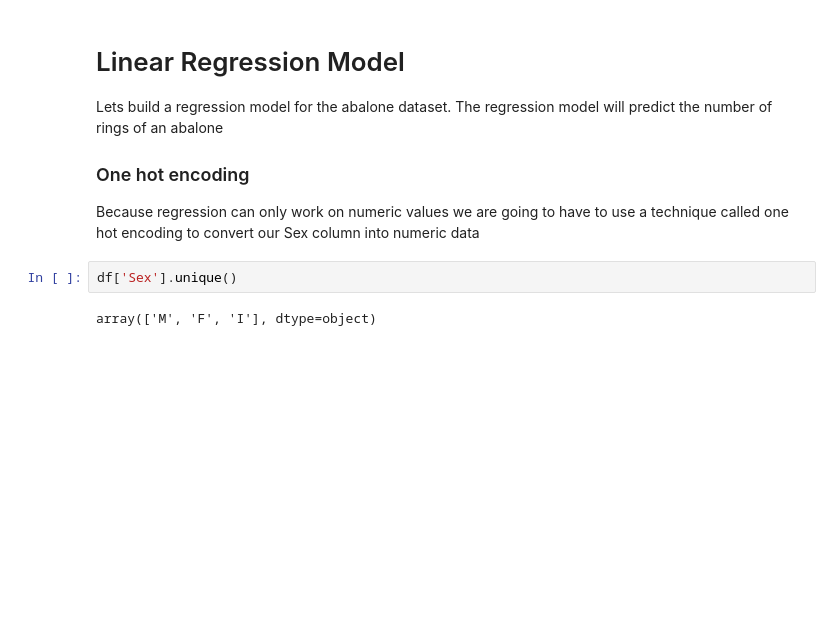
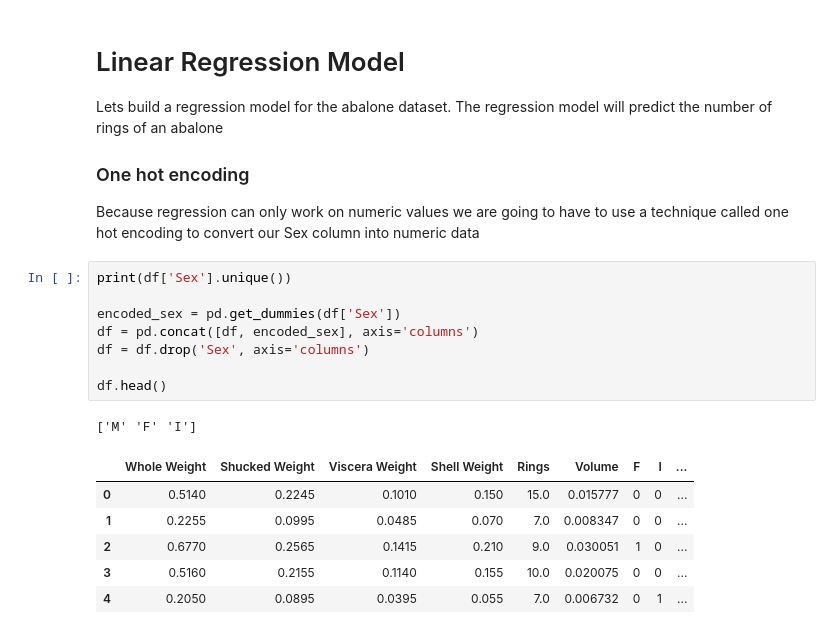
Before and after one commit to el-davo/msc-data-analytics-notebook, a Jupyter notebook: abalones.ipynb, the cells around one changed output. Cells and saved outputs as stored; diff of their text form; blank space fills up the shorter version.

```diff
--- a/abalones.ipynb
+++ b/abalones.ipynb
@@ -344,7 +344,19 @@ Lets build a regression model for the abalone dataset. The regression model will
 ### One hot encoding
 
 Because regression can only work on numeric values we are going to have to use a technique called one hot encoding to convert our Sex column into numeric data
-# %%
-df['Sex'].unique()
-# %% [output]
-array(['M', 'F', 'I'], dtype=object)
+# %%
+print(df['Sex'].unique())
+
+encoded_sex = pd.get_dummies(df['Sex'])
+df = pd.concat([df, encoded_sex], axis='columns')
+df = df.drop('Sex', axis='columns')
+
+df.head()
+# %% [output]
+['M' 'F' 'I']
+|  | Whole Weight | Shucked Weight | Viscera Weight | Shell Weight | Rings | Volume | F | I | ... |
+| 0 | 0.5140 | 0.2245 | 0.1010 | 0.150 | 15.0 | 0.015777 | 0 | 0 | ... |
+| 1 | 0.2255 | 0.0995 | 0.0485 | 0.070 | 7.0 | 0.008347 | 0 | 0 | ... |
+| 2 | 0.6770 | 0.2565 | 0.1415 | 0.210 | 9.0 | 0.030051 | 1 | 0 | ... |
+| 3 | 0.5160 | 0.2155 | 0.1140 | 0.155 | 10.0 | 0.020075 | 0 | 0 | ... |
+| 4 | 0.2050 | 0.0895 | 0.0395 | 0.055 | 7.0 | 0.006732 | 0 | 1 | ... |
```
Also changed, not shown: parts of 5 cells of this notebook, 1 other file.
